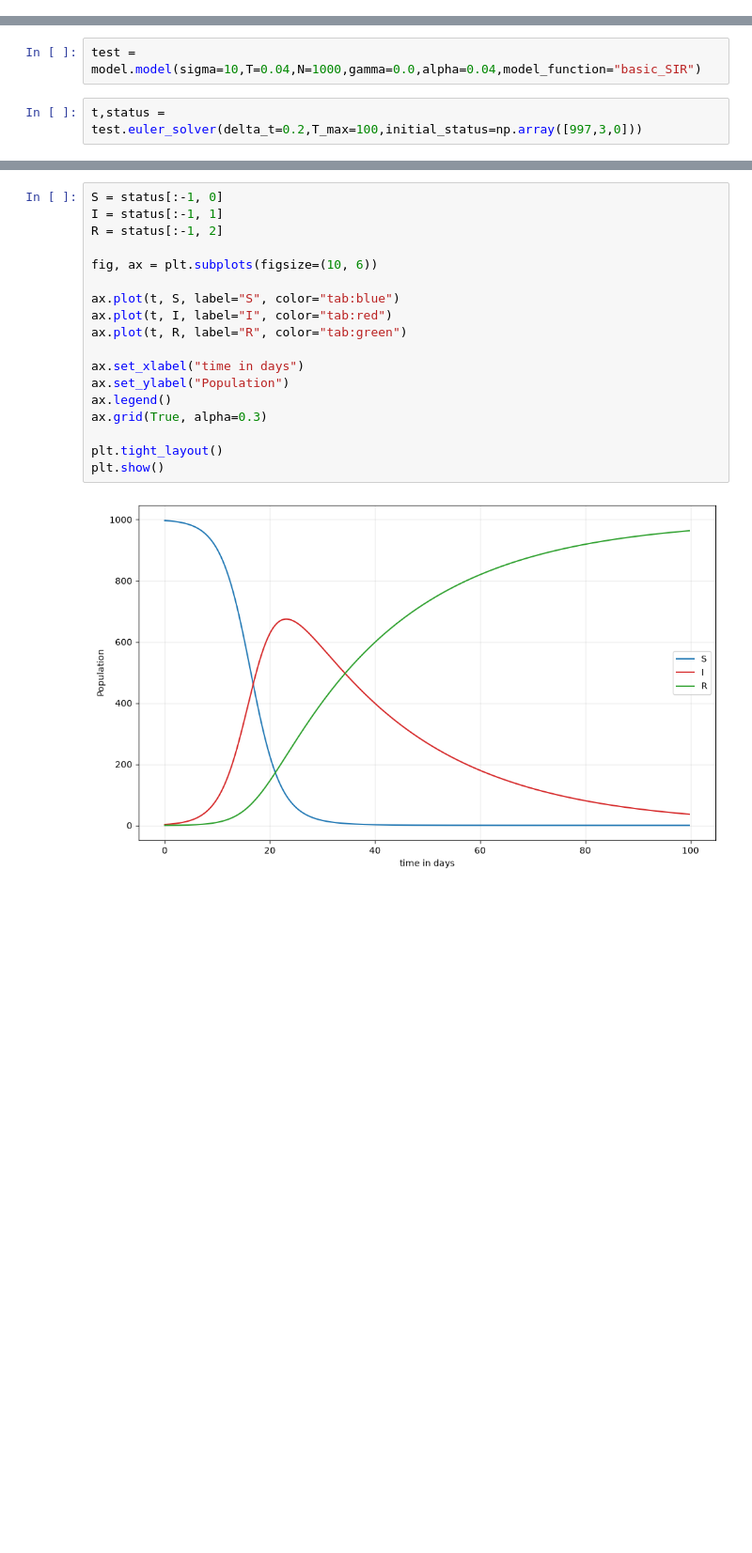
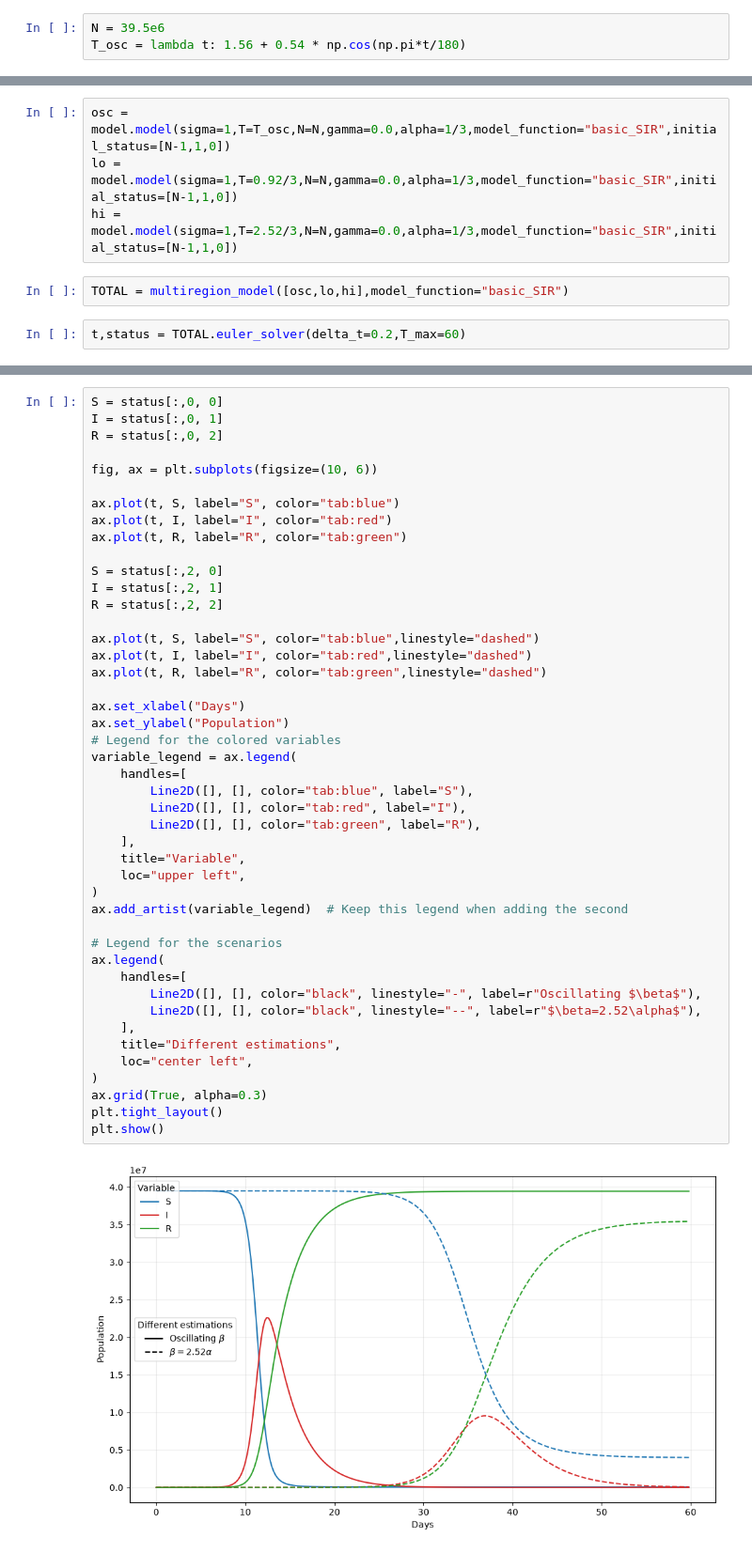
Before and after one commit to Milou-v/BERN01-Groupwork, a Jupyter notebook: project3_disease_spreading/test.ipynb, the cells around one changed output, grey strips where cells are left out. Shown at 94% size. Drawn from its saved outputs; the diff is of its cells as text; blank space fills up the shorter version.

Commit message:
tests

```diff
--- a/project3_disease_spreading/test.ipynb
+++ b/project3_disease_spreading/test.ipynb
@@ -4,0 +7,3 @@ import matplotlib.pyplot as plt
+# %%
+N = 39.5e6
+T_osc = lambda t: 1.56 + 0.54 * np.cos(np.pi*t/180)
@@ -5,4 +17,8 @@ import matplotlib.pyplot as plt
 # %%
-test = model.model(sigma=10,T=0.04,N=1000,gamma=0.0,alpha=0.04,model_function="basic_SIR")
+osc = model.model(sigma=1,T=T_osc,N=N,gamma=0.0,alpha=1/3,model_function="basic_SIR",initial_status=[N-1,1,0])
+lo = model.model(sigma=1,T=0.92/3,N=N,gamma=0.0,alpha=1/3,model_function="basic_SIR",initial_status=[N-1,1,0])
+hi = model.model(sigma=1,T=2.52/3,N=N,gamma=0.0,alpha=1/3,model_function="basic_SIR",initial_status=[N-1,1,0])
+# %%
+TOTAL = multiregion_model([osc,lo,hi],model_function="basic_SIR")
 # %%
-t,status = test.euler_solver(delta_t=0.2,T_max=100,initial_status=np.array([997,3,0]))
+t,status = TOTAL.euler_solver(delta_t=0.2,T_max=60)
@@ -9,20 +41,47 @@ t,status = test.euler_solver(delta_t=0.2,T_max=100,initial_status=np.array([997,
 # %%
-S = status[:-1, 0]
-I = status[:-1, 1]
-R = status[:-1, 2]
+S = status[:,0, 0]
+I = status[:,0, 1]
+R = status[:,0, 2]
 
 fig, ax = plt.subplots(figsize=(10, 6))
 
 ax.plot(t, S, label="S", color="tab:blue")
 ax.plot(t, I, label="I", color="tab:red")
 ax.plot(t, R, label="R", color="tab:green")
 
-ax.set_xlabel("time in days")
+S = status[:,2, 0]
+I = status[:,2, 1]
+R = status[:,2, 2]
+
+ax.plot(t, S, label="S", color="tab:blue",linestyle="dashed")
+ax.plot(t, I, label="I", color="tab:red",linestyle="dashed")
+ax.plot(t, R, label="R", color="tab:green",linestyle="dashed")
+
+ax.set_xlabel("Days")
 ax.set_ylabel("Population")
-ax.legend()
+# Legend for the colored variables
+variable_legend = ax.legend(
+    handles=[
+        Line2D([], [], color="tab:blue", label="S"),
+        Line2D([], [], color="tab:red", label="I"),
+        Line2D([], [], color="tab:green", label="R"),
+    ],
+    title="Variable",
+    loc="upper left",
+)
+ax.add_artist(variable_legend)  # Keep this legend when adding the second
+
+# Legend for the scenarios
+ax.legend(
+    handles=[
+        Line2D([], [], color="black", linestyle="-", label=r"Oscillating $\beta$"),
+        Line2D([], [], color="black", linestyle="--", label=r"$\beta=2.52\alpha$"),
+    ],
+    title="Different estimations",
+    loc="center left",
+)
 ax.grid(True, alpha=0.3)
-
 plt.tight_layout()
 plt.show()
 # %% [output]
-[figure, old version]
+[figure, new version]
```
Also changed, not shown: parts of 6 cells of this notebook, 3 other files.
